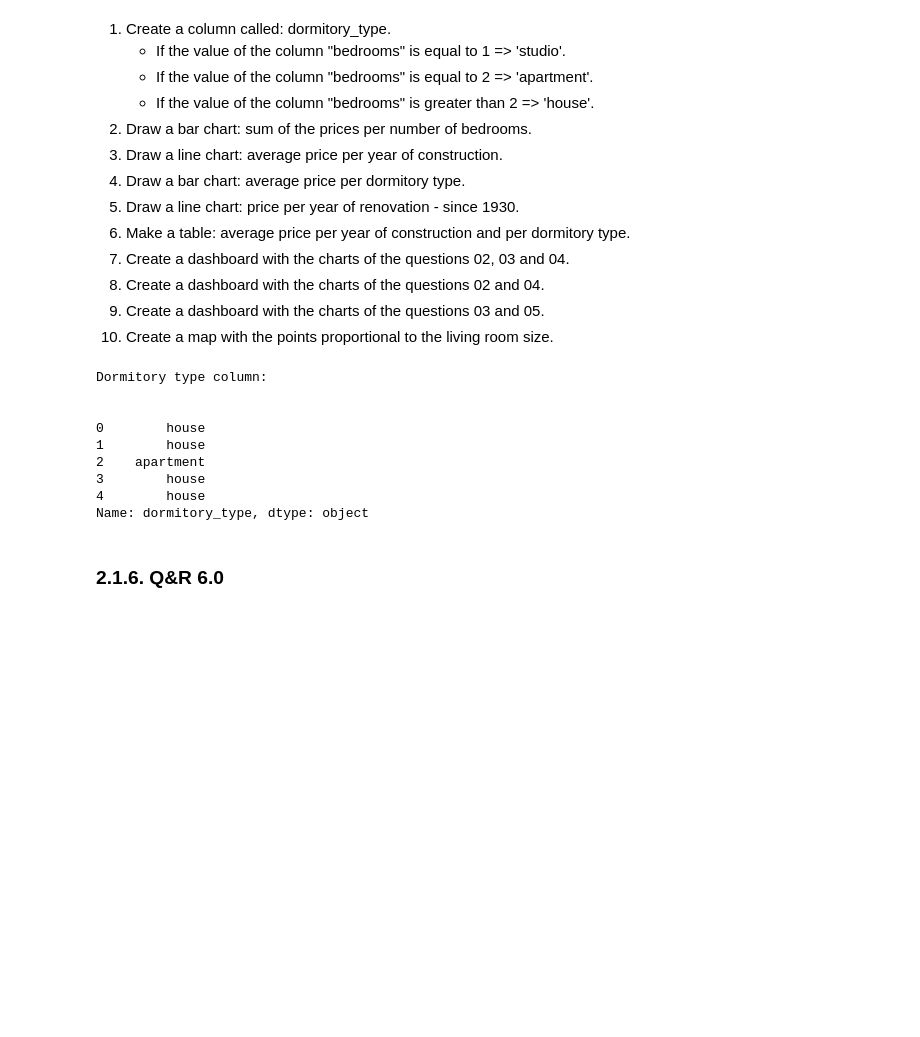
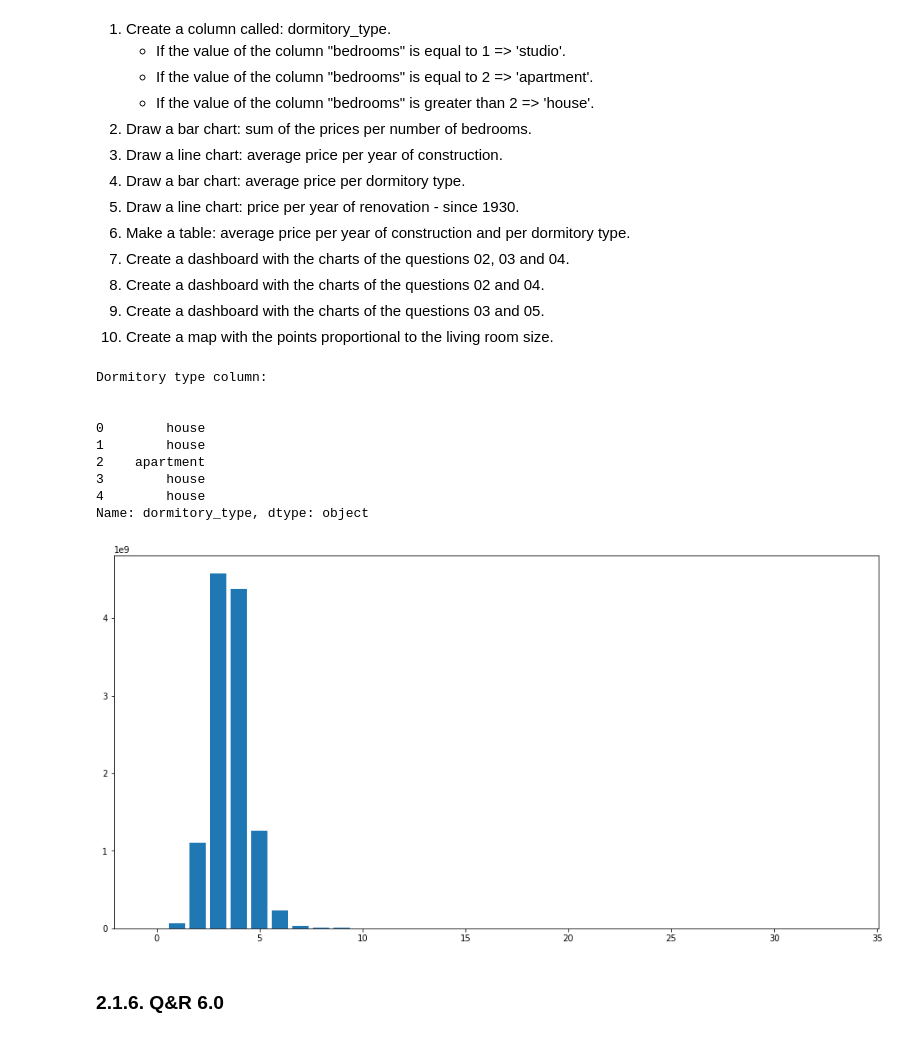
Before and after one commit to lucasquemelli/House_Rocket, a Jupyter notebook: house_rocket_insight.ipynb, the cells around one changed output. Drawn from its saved outputs; the diff is of its cells as text; code cells hidden in the pictures; blank space fills up the shorter version.

```diff
--- a/house_rocket_insight.ipynb
+++ b/house_rocket_insight.ipynb
@@ -1180,26 +1180,38 @@ As a solution to the question 10, a map with property size proportinal to the pr
 # %%
 def question_one(data):
     data['dormitory_type'] = 'NA'
 
     data.loc[data['bedrooms'] == 1, 'dormitory_type'] = 'studio'
     data.loc[data['bedrooms'] == 2, 'dormitory_type'] = 'apartment'
     data.loc[data['bedrooms'] > 2 , 'dormitory_type'] = 'house'
 
     print("Dormitory type column:\n\n")
     print(data['dormitory_type'].head())
 
+    return data
+
+def question_two(data):
+    plt.figure(figsize=(16,8))
+    price_bed = data[['price','bedrooms']].groupby('bedrooms').sum().reset_index()
+    plt.bar(price_bed['bedrooms'],price_bed['price'])
+
+    return price_bed
+
 if __name__ == '__main__':
     data = question_one(data)
+
+    price_bed = question_two(data)
 # %% [output]
 Dormitory type column:
 
 
 0        house
 1        house
 2    apartment
 3        house
 4        house
 Name: dormitory_type, dtype: object
+[figure, added]
 # %% [markdown]
 ### 2.1.6. Q&R 6.0
 # %% [markdown]
```
Also changed, not shown: parts of 1 cell of this notebook.
